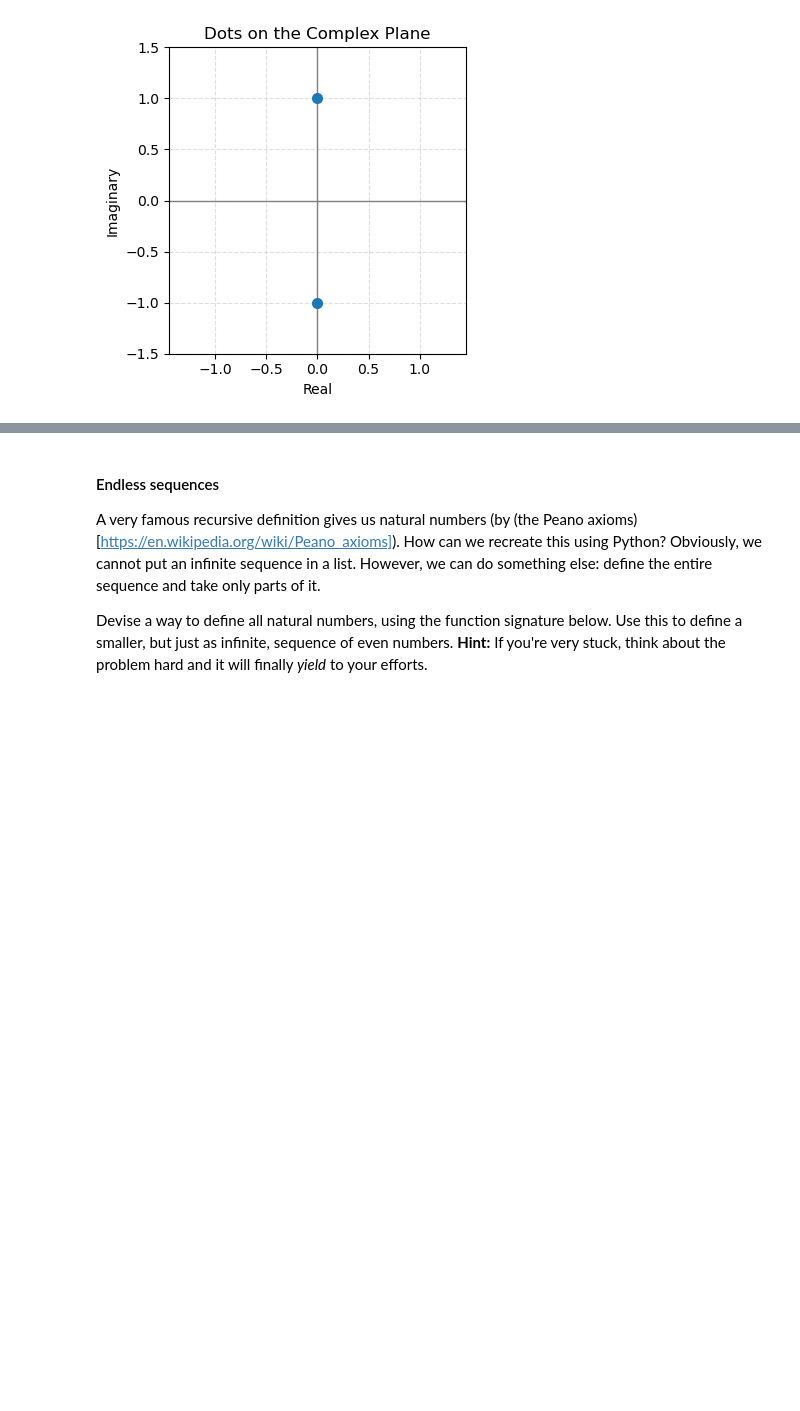
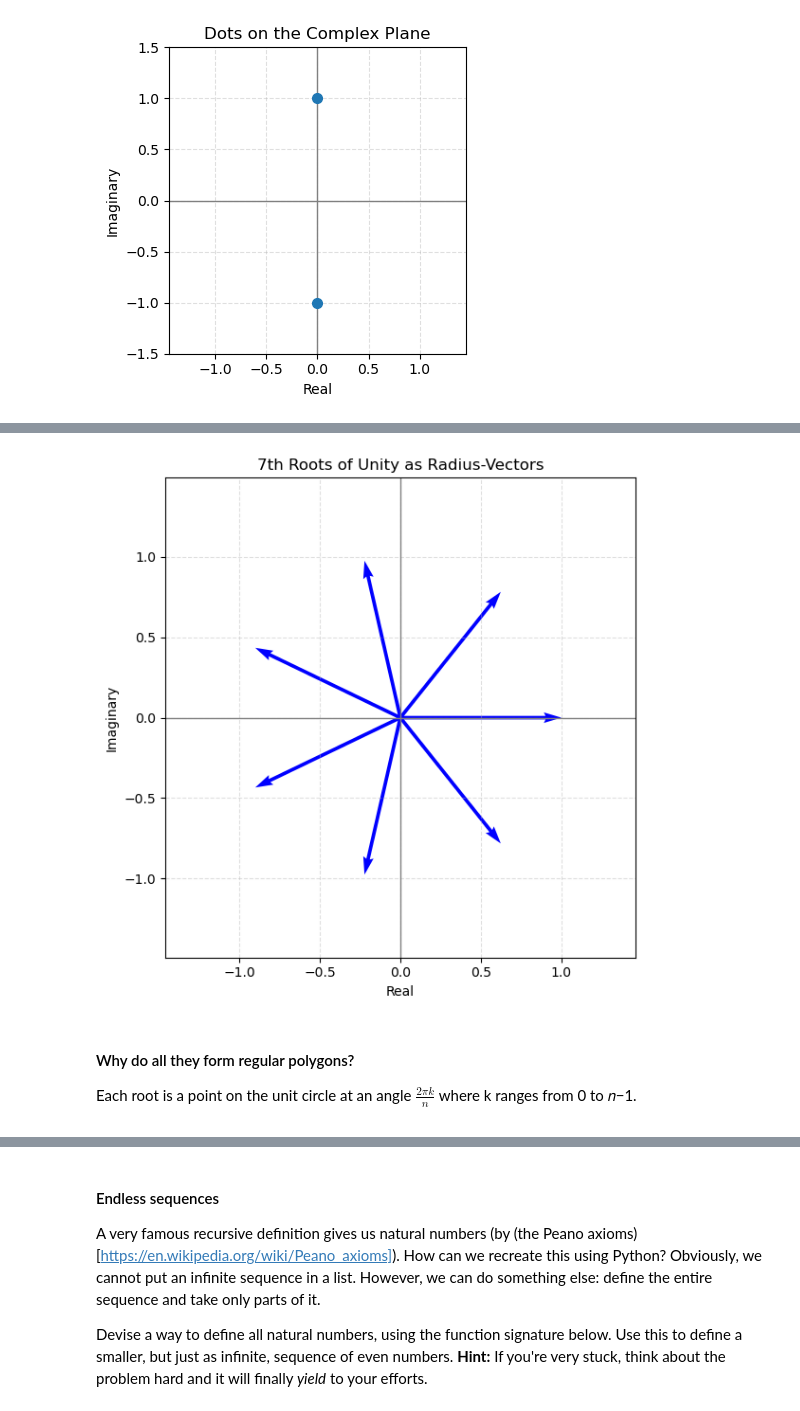
Before and after one commit to tproykov/MathsForDevelopers, a Jupyter notebook: 02.BasicAlgebra/02_Basic Algebra Exercise.ipynb, the cells around one changed output, grey strips where cells are left out. Cells and saved outputs as stored; diff of their text form; code cells hidden in the pictures; blank space fills up the shorter version.

```diff
--- a/02.BasicAlgebra/02_Basic Algebra Exercise.ipynb
+++ b/02.BasicAlgebra/02_Basic Algebra Exercise.ipynb
@@ -681,3 +793,50 @@ plt.show()
+# %%
+pi = np.pi
+
+roots = [
+    1,
+    -np.cos(pi/7) - 1j * np.sin(pi/7),
+    -np.cos(pi/7) + 1j * np.sin(pi/7),
+    np.cos(2*pi/7) - 1j * np.sin(2*pi/7),
+    np.cos(2*pi/7) + 1j * np.sin(2*pi/7),
+    -np.cos(3*pi/7) - 1j * np.sin(3*pi/7),
+    -np.cos(3*pi/7) + 1j * np.sin(3*pi/7)
+]
+
+roots_array = np.array(roots, dtype=complex)
+
+plt.figure(figsize=(6, 6))
+plt.axhline(0, color='gray', lw=1)
+plt.axvline(0, color='gray', lw=1)
+
+plt.quiver(
+    [0] * len(roots_array),
+    [0] * len(roots_array),
+    roots_array.real,
+    roots_array.imag,
+    angles='xy',
+    scale_units='xy',
+    scale=1,
+    color='b'
+)
+
+plt.title('7th Roots of Unity as Radius-Vectors')
+plt.xlabel('Real')
+plt.ylabel('Imaginary')
+plt.grid(True, linestyle='--', alpha=0.4)
+plt.axis('equal')
+plt.xlim(-1.5, 1.5)
+plt.ylim(-1.5, 1.5)
+plt.tight_layout()
+plt.show()
+# %% [output]
+[figure, added]
+# %% [markdown]
+#### Why do all they form regular polygons?
+
+Each root is a point on the unit circle at an angle $ \frac{2\pi k}{n} $ where k ranges from 0 to 𝑛−1.
+<p></p>
+<p></p>
 # %% [markdown]
 ### Problem 5. Recursion and Fractals
 <img src="recursion.jpg" style="max-height: 230px" />
```
Also changed, not shown: parts of 9 cells of this notebook, 1 other file.
